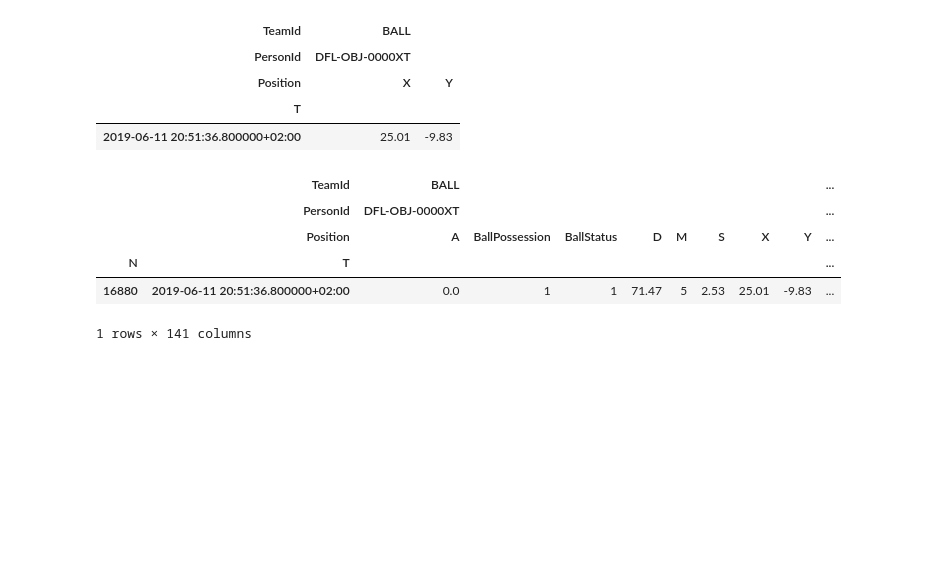
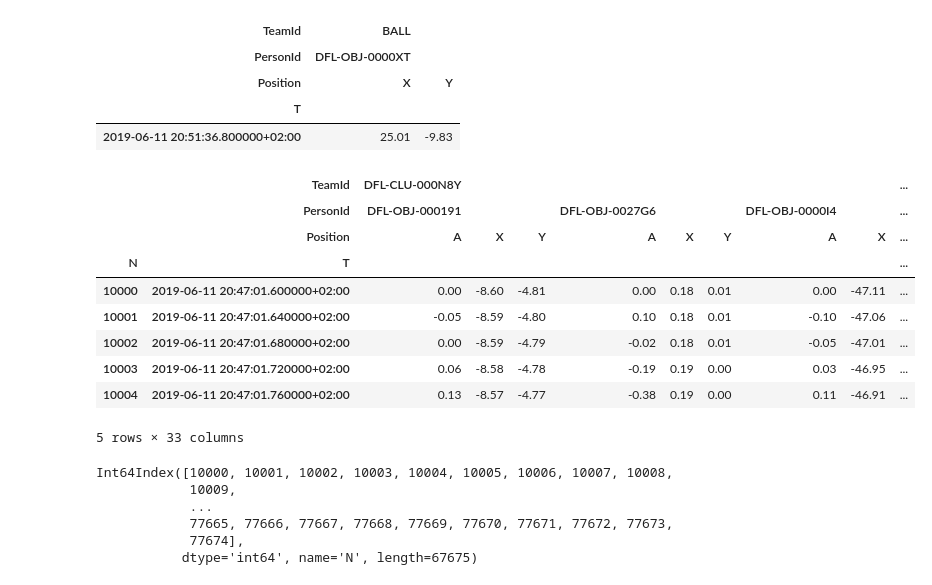
Before and after one commit to Deutscher-Fussball-Bund/Qualit-tsindex, a Jupyter notebook: Test.ipynb, the cells around one changed output. Saved outputs shown, nothing was run; the diff lists cells and outputs as text; code cells hidden in the pictures; blank space fills up the shorter version.

```diff
--- a/Test.ipynb
+++ b/Test.ipynb
@@ -1367,12 +1386,3 @@ positions.loc[16880,('BALL',slice(None),['X','Y'])]      #gives ball position
 | Position | X | Y |
 | T |  |  |
 | 2019-06-11 20:51:36.800000+02:00 | 25.01 | -9.83 |
-# %%
-cr
-# %% [output]
-|  | TeamId | BALL |  |  |  |  |  |  |  | ... |
-|  | PersonId | DFL-OBJ-0000XT |  |  |  |  |  |  |  | ... |
-|  | Position | A | BallPossession | BallStatus | D | M | S | X | Y | ... |
-| N | T |  |  |  |  |  |  |  |  | ... |
-| 16880 | 2019-06-11 20:51:36.800000+02:00 | 0.0 | 1 | 1 | 71.47 | 5 | 2.53 | 25.01 | -9.83 | ... |
-1 rows × 141 columns
@@ -1378,0 +1396,22 @@ cr
+# %%
+team.head()
+# %% [output]
+|  | TeamId | DFL-CLU-000N8Y |  |  |  |  |  |  |  | ... |
+|  | PersonId | DFL-OBJ-000191 |  |  | DFL-OBJ-0027G6 |  |  | DFL-OBJ-0000I4 |  | ... |
+|  | Position | A | X | Y | A | X | Y | A | X | ... |
+| N | T |  |  |  |  |  |  |  |  | ... |
+| 10000 | 2019-06-11 20:47:01.600000+02:00 | 0.00 | -8.60 | -4.81 | 0.00 | 0.18 | 0.01 | 0.00 | -47.11 | ... |
+| 10001 | 2019-06-11 20:47:01.640000+02:00 | -0.05 | -8.59 | -4.80 | 0.10 | 0.18 | 0.01 | -0.10 | -47.06 | ... |
+| 10002 | 2019-06-11 20:47:01.680000+02:00 | 0.00 | -8.59 | -4.79 | -0.02 | 0.18 | 0.01 | -0.05 | -47.01 | ... |
+| 10003 | 2019-06-11 20:47:01.720000+02:00 | 0.06 | -8.58 | -4.78 | -0.19 | 0.19 | 0.00 | 0.03 | -46.95 | ... |
+| 10004 | 2019-06-11 20:47:01.760000+02:00 | 0.13 | -8.57 | -4.77 | -0.38 | 0.19 | 0.00 | 0.11 | -46.91 | ... |
+5 rows × 33 columns
+# %%
+team.index.get_level_values(level=0)
+# %% [output]
+Int64Index([10000, 10001, 10002, 10003, 10004, 10005, 10006, 10007, 10008,
+            10009,
+            ...
+            77665, 77666, 77667, 77668, 77669, 77670, 77671, 77672, 77673,
+            77674],
+           dtype='int64', name='N', length=67675)
```
Also changed, not shown: parts of 26 cells of this notebook, 3 other files.
